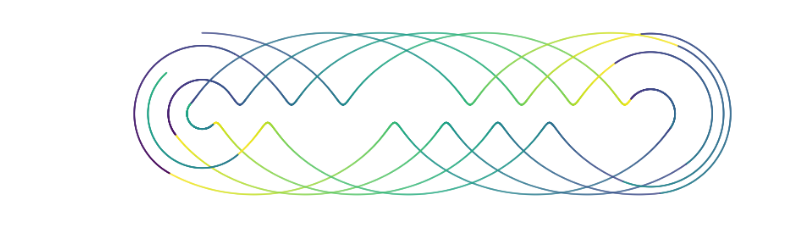
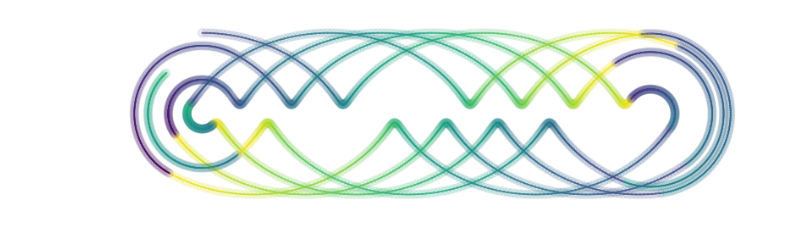
Before and after one commit to donalgrant/spiro, a Jupyter notebook: lines.ipynb, the cells around one changed output. Saved outputs shown, nothing was run; the diff lists cells and outputs as text; code cells hidden in the pictures.

```diff
--- a/lines.ipynb
+++ b/lines.ipynb
@@ -6,7 +6,8 @@ f = SpiroFig()
 s = SpiroData()
 # %%
 f.plot(spiro_line(50,Wheel(5,4),orient=0,loops=4,fold=False),new_fig=True,color_scheme='time')
+f.plot(spiro_line(50,Wheel(5,4),orient=0,loops=4,fold=False),new_fig=False,color_scheme='time',alpha=0.1,subsample=5,dot_size=50)
 # %% [output]
-[figure, old version]
+[figure, new version]
 # %%
 f.plot(spiro_line_orig(50,Wheel(5,4),orient=0,loops=1,fold=True,invert=True),new_fig=True,color_scheme='time')
```
Also changed, not shown: parts of 4 cells of this notebook, 10 other files.
